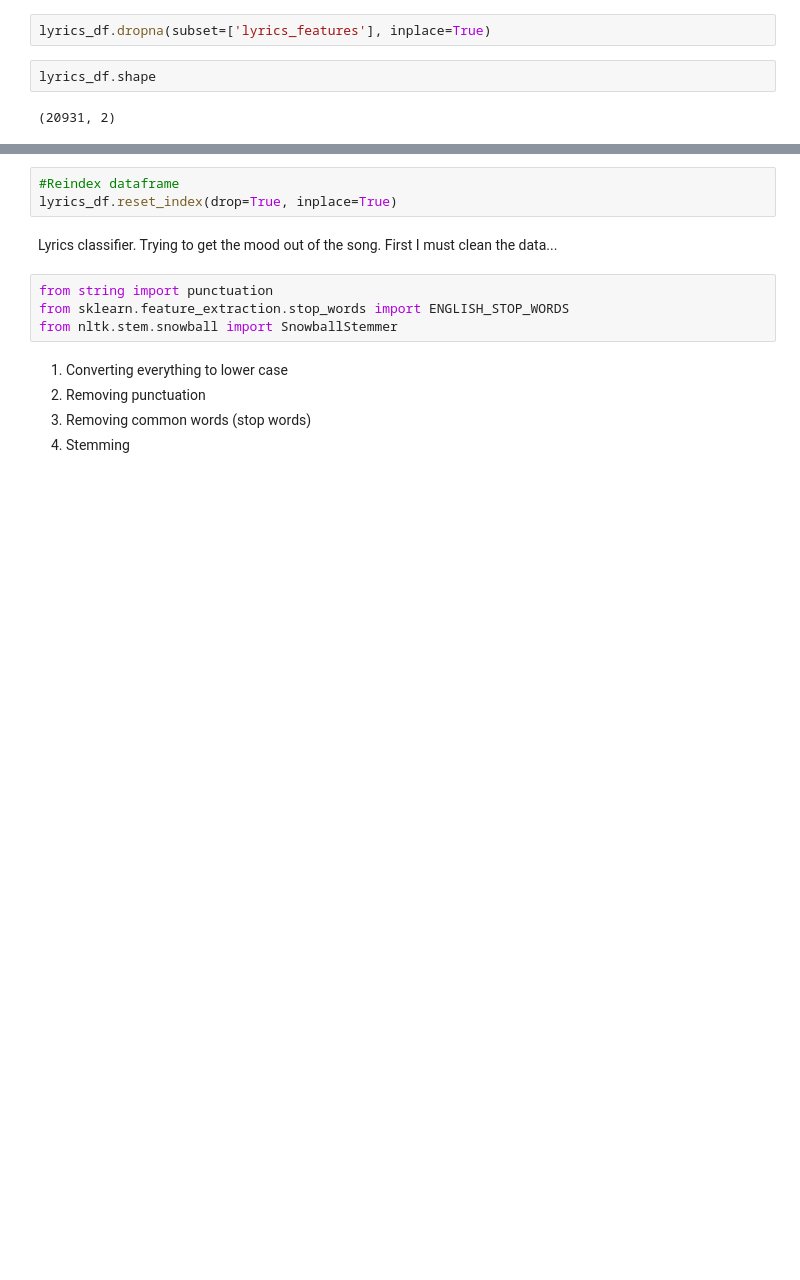
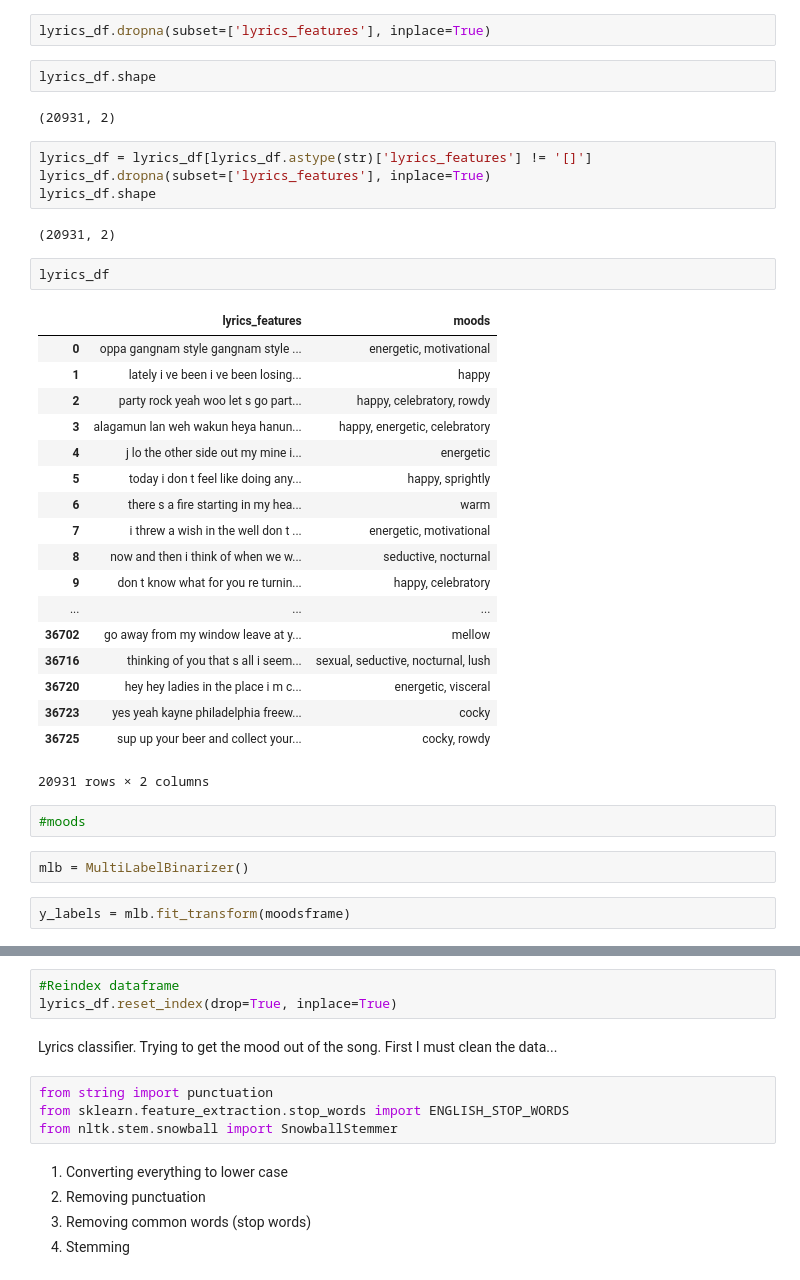
Before and after one commit to djassoRaph/Homework---stuff, a Jupyter notebook: lyrics.ipynb, the cells around one changed output, grey strips where cells are left out. Cells and saved outputs as stored; diff of their text form; blank space fills up the shorter version.

```diff
--- a/lyrics.ipynb
+++ b/lyrics.ipynb
@@ -57,3 +62,36 @@ lyrics_df.dropna(subset=['lyrics_features'], inplace=True)
 lyrics_df.shape
 # %% [output]
 (20931, 2)
+# %%
+lyrics_df = lyrics_df[lyrics_df.astype(str)['lyrics_features'] != '[]']
+lyrics_df.dropna(subset=['lyrics_features'], inplace=True)
+lyrics_df.shape
+# %% [output]
+(20931, 2)
+# %%
+lyrics_df
+# %% [output]
+|  | lyrics_features | moods |
+| 0 | oppa gangnam style gangnam style ... | energetic, motivational |
+| 1 | lately i ve been i ve been losing... | happy |
+| 2 | party rock yeah woo let s go part... | happy, celebratory, rowdy |
+| 3 | alagamun lan weh wakun heya hanun... | happy, energetic, celebratory |
+| 4 | j lo the other side out my mine i... | energetic |
+| 5 | today i don t feel like doing any... | happy, sprightly |
+| 6 | there s a fire starting in my hea... | warm |
+| 7 | i threw a wish in the well don t ... | energetic, motivational |
+| 8 | now and then i think of when we w... | seductive, nocturnal |
+| 9 | don t know what for you re turnin... | happy, celebratory |
+| ... | ... | ... |
+| 36702 | go away from my window leave at y... | mellow |
+| 36716 | thinking of you that s all i seem... | sexual, seductive, nocturnal, lush |
+| 36720 | hey hey ladies in the place i m c... | energetic, visceral |
+| 36723 | yes yeah kayne philadelphia freew... | cocky |
+| 36725 | sup up your beer and collect your... | cocky, rowdy |
+20931 rows × 2 columns
+# %%
+#moods
+# %%
+mlb = MultiLabelBinarizer()
+# %%
+y_labels = mlb.fit_transform(moodsframe)
```
Also changed, not shown: parts of 49 cells of this notebook, 1 other file.
